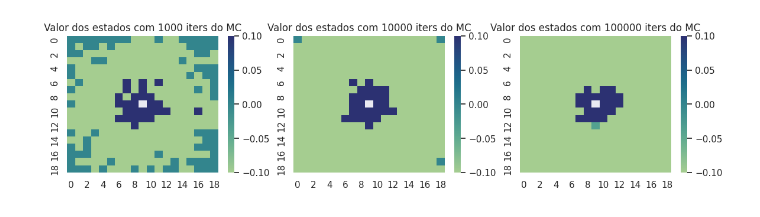
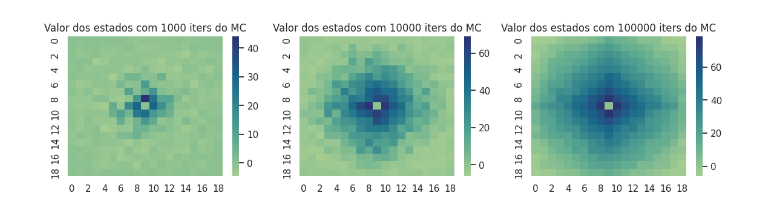
Before and after one commit to g-gibosky/RL-Snake-Game, a Jupyter notebook: SnakeGame2(1).ipynb, the cells around one changed output. Saved outputs shown, nothing was run; the diff lists cells and outputs as text; code cells hidden in the pictures.

```diff
--- a/SnakeGame2(1).ipynb
+++ b/SnakeGame2(1).ipynb
@@ -78,16 +78,16 @@ class SnakeGame():
 
         return True
 
-    def step(self, reward_shape, method = 'random', value_function = None):
+    def step(self, reward_shape, method = 'random', value_function = None, N0 = 1, N = 1):
         reward = 0
         get = False
         # valid_actions = [action for action in ACTIONS if self.is_valid_move(action)]
         # action = random.choice(ACTIONS)
-        action = self.get_desired_action(method = method, value_function = value_function)
+        action = self.get_desired_action(method = method, value_function = value_function, N0 = N0, N = N)
         is_valid = self.is_valid_move(action)
         while not is_valid:
             #print("Nao e valido")
-            action = self.get_desired_action(method = 'random', value_function = value_function)
+            action = self.get_desired_action(method = 'random', value_function = value_function, N0 = N0, N = N)
             reward = -1
             is_valid = self.is_valid_move(action)
             #return reward, True  # No reward and episode ends
@@ -131,7 +131,7 @@ class SnakeGame():
         output.clear()
 
     # Optmization that make snake go only to the direction of the food, instead of choosing a random direction
-    def get_desired_action(self, method = 'random', value_function = None):
+    def get_desired_action(self, method = 'random', value_function = None, N0 = 1, N = 1):
         head = self.snake[0]
         food = self.food
         delta_x = food[0] - head[0]
@@ -158,6 +158,12 @@ class SnakeGame():
           return possible_actions[idx]
 
         if method == 'value':
+          #print(N0)
+          epsilon = N0/(N0+N)
+          if np.random.uniform(0,1,1)[0] < epsilon:
+            possible_actions = [(1,0), (-1,0), (0,1),(0,-1)]
+            idx = np.random.choice([0,1,2,3])
+            return possible_actions[idx]
 
           state = self.get_state()
           possible_actions = [(1,0), (-1,0), (0,1),(0,-1)]
@@ -224,7 +230,7 @@ class MonteCarloAgent():
       return N
 
 
-    def run_episode(self, method = 'random', alpha= 0.1, gamma = 0.9, test_only = False, render = False):
+    def run_episode(self, method = 'random', alpha= 0.1, gamma = 0.9, test_only = False, render = False, N0 = 1, N = 1):
 
         episode_states = []
         episode_rewards = 0
@@ -232,21 +238,22 @@ class MonteCarloAgent():
         self.game.reset()
         get = False
         while not get:
-            #state = self.game.snake[0]
             state = self.get_state()
             state_str = self.state_to_str(state)
-            reward, done, get = self.game.step(self.reward_shape, method = method,
+            episode_states.append(state)
+
+            self.states_count[str(episode_states[0])] = self.states_count[str(episode_states[0])]+1
+            N = self.states_count[str(episode_states[0])]
+
+            reward, done, get = self.game.step(self.reward_shape, method = method, N0 = N0, N = N,
                                                value_function = self.value_function)
             self.game.render(render = render)
             episode_rewards += gamma**(len(episode_states)) * reward
-            episode_states.append(state)
-            #self.states_count[state_str] = self.states_count[state_str]+1
-            #alpha
 
-            if len(episode_states)>5000:
+
+            if len(episode_states)>1000:
               #print('Loop =( Energia acabou...')
               break
-
             if not done:
                 break
 
@@ -258,10 +265,10 @@ class MonteCarloAgent():
 
         return ep_len
 
-    def run_Monte_Carlo(self, num_samples = 1, alpha = 0.1):
+    def run_Monte_Carlo(self, num_samples = 1, alpha = 0.1, N0 = 0, N = 1):
 
       for i in range(num_samples):
-        self.run_episode(alpha = alpha, method = 'random')
+        self.run_episode(alpha = alpha, method = 'value', N0 = N0, N = N)
 # %%
 game = SnakeGame()
 game.render()
@@ -273,10 +280,10 @@ agent.run_episode(method = 'random', render = False)
 # %%
-for n in [1000]:
+for n in [1000, 10000, 100000]:
   game = SnakeGame()
   game.render()
   agent = MonteCarloAgent(game)
 
-  agent.run_Monte_Carlo(num_samples = n)
+  agent.run_Monte_Carlo(num_samples = n, N0 = 1000)
 
   with open(f'value_function_{n}runs.pkl', 'wb') as fp:
     pickle.dump(agent.value_function, fp)
@@ -314,17 +325,19 @@ test_method(method = 'value')
 # %%
 fig, axs = plt.subplots(1, 3, figsize=(14, 3))
 for i, n in enumerate([1000, 10000, 100000]):
   with open(f'/content/value_function_{n}runs.pkl', 'rb') as fp:
     value_function = pickle.load(fp)
 
   matrix_values = np.zeros((19, 19))
-  for k in list(agent.value_function.keys()):
+  for k in list(value_function.keys()):
     x = int(k.split(',')[0].split('(')[1])
     y = int(k.split(',')[1].split(')')[0])
 
     matrix_values[x+9][y+9] = value_function[k]
 
-  sns.heatmap(matrix_values, ax = axs[i], cmap="crest")
+  matrix_values[9][9] = 0
+
+  sns.heatmap(matrix_values, ax = axs[i], cmap="crest")#, annot = True)
   axs[i].set_title(f'Valor dos estados com {n} iters do MC')
 # %% [output]
-[figure, old version]
+[figure, new version]
```
Also changed, not shown: parts of 7 cells of this notebook, 3 other files.
